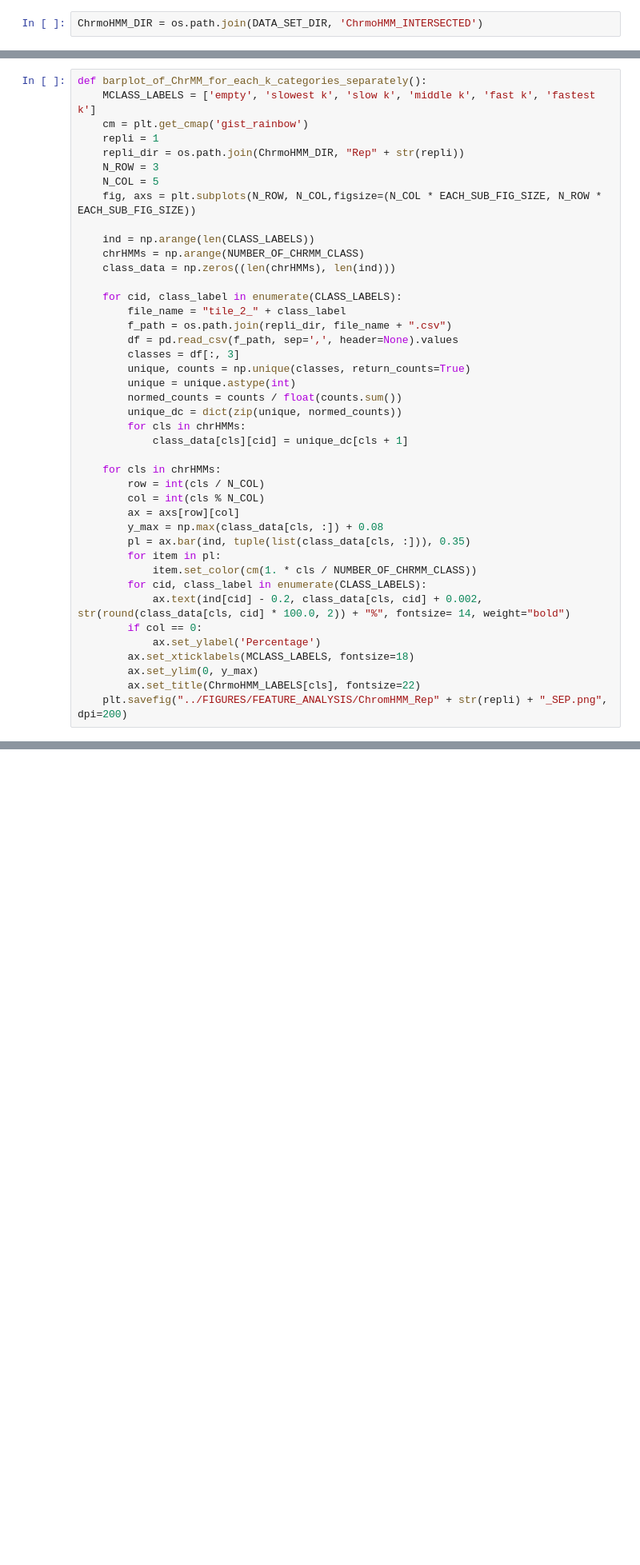
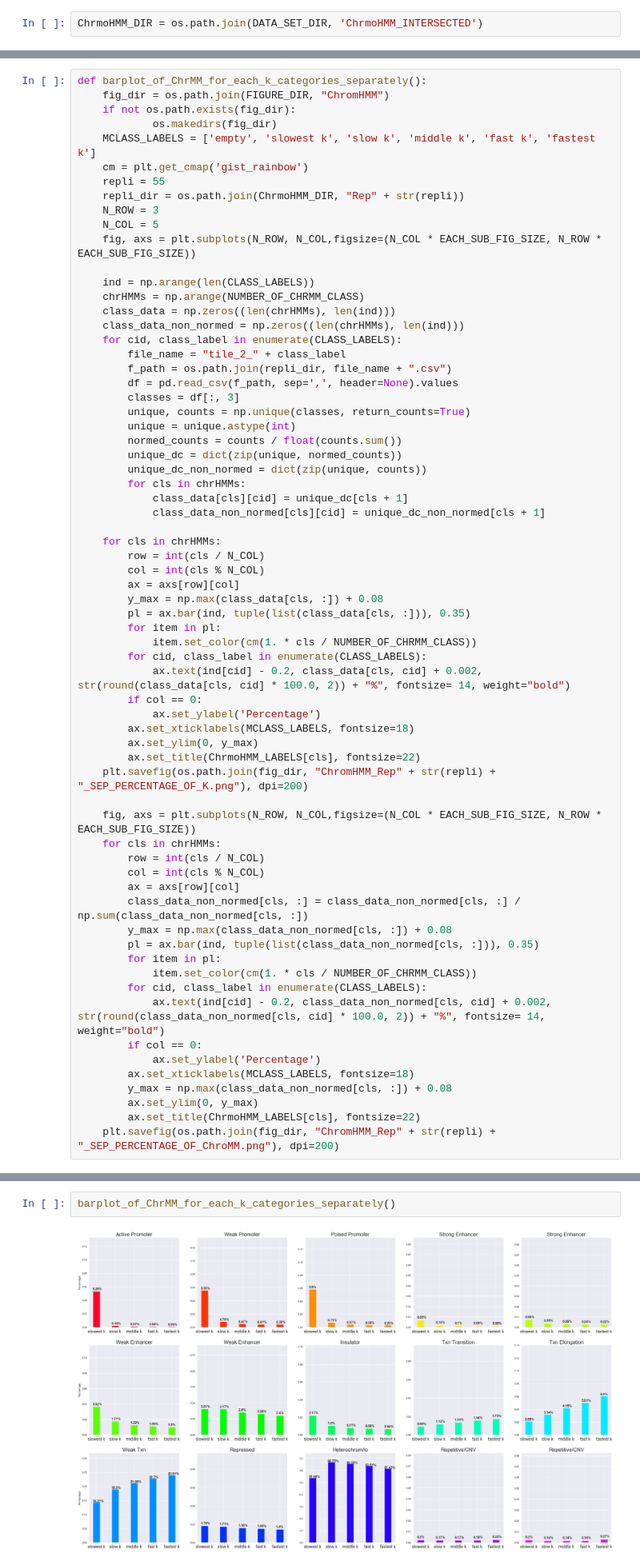
Before and after one commit to 15101538237ren/prediction_by_k, a Jupyter notebook: PYTHON/FEATURE_ANALYSIS.ipynb, the cells around one changed output, grey strips where cells are left out. Shown at 80% size. Cells and saved outputs as stored; diff of their text form; blank space fills up the shorter version.

```diff
--- a/PYTHON/FEATURE_ANALYSIS.ipynb
+++ b/PYTHON/FEATURE_ANALYSIS.ipynb
@@ -145,8 +148,11 @@ barplot_of_ChrMM_for_each_k_categories()
 # %%
 def barplot_of_ChrMM_for_each_k_categories_separately():
+    fig_dir = os.path.join(FIGURE_DIR, "ChromHMM")
+    if not os.path.exists(fig_dir):
+            os.makedirs(fig_dir)
     MCLASS_LABELS = ['empty', 'slowest k', 'slow k', 'middle k', 'fast k', 'fastest k']
     cm = plt.get_cmap('gist_rainbow')
-    repli = 1
+    repli = 55
     repli_dir = os.path.join(ChrmoHMM_DIR, "Rep" + str(repli))
     N_ROW = 3
     N_COL = 5
@@ -155,7 +161,7 @@ def barplot_of_ChrMM_for_each_k_categories_separately():
     ind = np.arange(len(CLASS_LABELS))
     chrHMMs = np.arange(NUMBER_OF_CHRMM_CLASS)
     class_data = np.zeros((len(chrHMMs), len(ind)))
-
+    class_data_non_normed = np.zeros((len(chrHMMs), len(ind)))
     for cid, class_label in enumerate(CLASS_LABELS):
         file_name = "tile_2_" + class_label
         f_path = os.path.join(repli_dir, file_name + ".csv")
@@ -165,8 +171,10 @@ def barplot_of_ChrMM_for_each_k_categories_separately():
         unique = unique.astype(int)
         normed_counts = counts / float(counts.sum())
         unique_dc = dict(zip(unique, normed_counts))
+        unique_dc_non_normed = dict(zip(unique, counts))
         for cls in chrHMMs:
             class_data[cls][cid] = unique_dc[cls + 1]
+            class_data_non_normed[cls][cid] = unique_dc_non_normed[cls + 1]
 
     for cls in chrHMMs:
         row = int(cls / N_COL)
@@ -183,4 +191,24 @@ def barplot_of_ChrMM_for_each_k_categories_separately():
         ax.set_xticklabels(MCLASS_LABELS, fontsize=18)
         ax.set_ylim(0, y_max)
         ax.set_title(ChrmoHMM_LABELS[cls], fontsize=22)
-    plt.savefig("../FIGURES/FEATURE_ANALYSIS/ChromHMM_Rep" + str(repli) + "_SEP.png", dpi=200)
+    plt.savefig(os.path.join(fig_dir, "ChromHMM_Rep" + str(repli) + "_SEP_PERCENTAGE_OF_K.png"), dpi=200)
+
+    fig, axs = plt.subplots(N_ROW, N_COL,figsize=(N_COL * EACH_SUB_FIG_SIZE, N_ROW * EACH_SUB_FIG_SIZE))
+    for cls in chrHMMs:
+        row = int(cls / N_COL)
+        col = int(cls % N_COL)
+        ax = axs[row][col]
+        class_data_non_normed[cls, :] = class_data_non_normed[cls, :] / np.sum(class_data_non_normed[cls, :])
+        y_max = np.max(class_data_non_normed[cls, :]) + 0.08
+        pl = ax.bar(ind, tuple(list(class_data_non_normed[cls, :])), 0.35)
+        for item in pl:
+            item.set_color(cm(1. * cls / NUMBER_OF_CHRMM_CLASS))
+        for cid, class_label in enumerate(CLASS_LABELS):
+            ax.text(ind[cid] - 0.2, class_data_non_normed[cls, cid] + 0.002, str(round(class_data_non_normed[cls, cid] * 100.0, 2)) + "%", fontsize= 14, weight="bold")
+        if col == 0:
+            ax.set_ylabel('Percentage')
+        ax.set_xticklabels(MCLASS_LABELS, fontsize=18)
+        y_max = np.max(class_data_non_normed[cls, :]) + 0.08
+        ax.set_ylim(0, y_max)
+        ax.set_title(ChrmoHMM_LABELS[cls], fontsize=22)
+    plt.savefig(os.path.join(fig_dir, "ChromHMM_Rep" + str(repli) + "_SEP_PERCENTAGE_OF_ChroMM.png"), dpi=200)
@@ -188,0 +215,4 @@ def barplot_of_ChrMM_for_each_k_categories_separately():
+# %%
+barplot_of_ChrMM_for_each_k_categories_separately()
+# %% [output]
+[figure, added]
```
Also changed, not shown: parts of 20 cells of this notebook, 54 other files.
